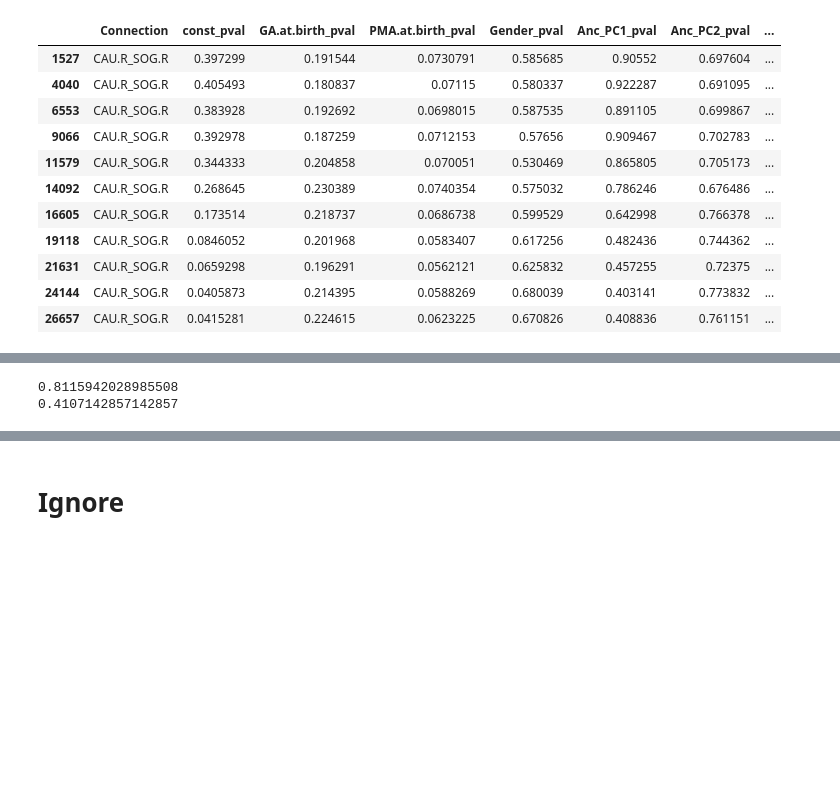
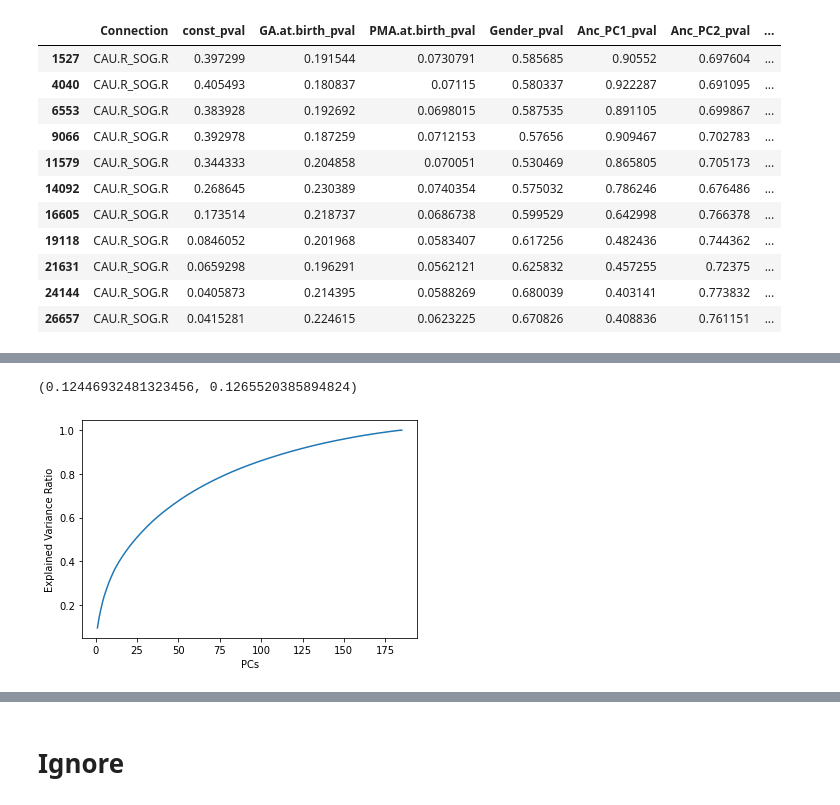
Before and after one commit to lehai-ml/schizophrenia_PRS, a Jupyter notebook: notebooks_results/dHCP/2_dHCP_data_exploration.ipynb, the cells around one changed output, grey strips where cells are left out. Drawn from its saved outputs; the diff is of its cells as text; code cells hidden in the pictures; blank space fills up the shorter version.

```diff
--- a/notebooks_results/dHCP/2_dHCP_data_exploration.ipynb
+++ b/notebooks_results/dHCP/2_dHCP_data_exploration.ipynb
@@ -39,0 +45,11 @@ european_diffusion_dataset_term=pd.read_csv('./preprocessed_data/diffusion/term/
+# %%
+european_diffusion_dataset_term = pd.read_csv('./preprocessed_data/diffusion/term/european_diffusion_term_dataset.csv')
+
+european_volumetric_dataset_term = pd.read_csv('./preprocessed_data/volumetric/term/european_volumetric_term_dataset.csv')
+
+european_microstructure_dataset_term = pd.read_csv('./preprocessed_data/microstructure/term/european_microstructure_term_dataset.csv')
+
+
+mixed_diffusion_dataset_term = pd.read_csv('./preprocessed_data/diffusion/term/mixed_diffusion_term_dataset.csv')
+
+mixed_volumetric_dataset_term = pd.read_csv('./preprocessed_data/volumetric/term/mixed_volumetric_term_dataset.csv')
@@ -105,0 +177,3 @@ diffusion_term_p_val
+# %%
+remove_zero_features = MLtraining.Retain_non_zero_features().fit(mixed_diffusion_dataset_term.loc[:,'PreCG.R_PreCG.L':'ITG.R_ITG.L'])
+remove_zero_features.get_column_names(mixed_diffusion_dataset_term.loc[:,'PreCG.R_PreCG.L':'ITG.R_ITG.L'].columns)
@@ -507,7 +441,18 @@ diffusion_term_p_val_ROIs_high_low_risk.sort_values(by=['Risk_level_pval'])
-# %%
-ipsilateral_list=list(map(ipsilateral_or_not,[i for i in diffusion_term_p_val_ROIs_high_low_risk[diffusion_term_p_val_ROIs_high_low_risk['Risk_level_pval']<0.05]['Connection']],np.repeat(True,len(diffusion_term_p_val_ROIs_high_low_risk))))
-print(len(list(filter(lambda x: x!=0,ipsilateral_list)))/len(ipsilateral_list))
-print(len(list(filter(lambda x: x=='R',ipsilateral_list)))/len(list(filter(lambda x: x!=0,ipsilateral_list))))
-# %% [output]
-0.8115942028985508
-0.4107142857142857
+# %%
+from scipy.stats import pearsonr
+pearsonr(european_diffusion_dataset_term.loc[:,'PMA_diff'],data_preprocessing.adjusting_for_covariates_with_lin_reg(np.asarray(european_diffusion_dataset_term.loc[:,'PRS_0.05']),np.asarray(european_diffusion_dataset_term.loc[:,['euro_Anc_PC1','euro_Anc_PC2','euro_Anc_PC3']])))
+# %% [output]
+(0.12446932481323456, 0.1265520385894824)
+# %%
+from sklearn.decomposition import PCA
+diff_pca = StandardScaler().fit_transform(np.asarray(mixed_diffusion_dataset_term.loc[:,remove_zero_features.reduced_features_names]))
+pca = PCA()
+diff_pca = pca.fit_transform(diff_pca)
+
+plt.plot(np.arange(1,diff_pca.shape[1]+1),np.cumsum(pca.explained_variance_ratio_))
+plt.ylabel('Explained Variance Ratio')
+plt.xlabel('PCs')
+
+mixed_diffusion_dataset_term['PC0_diff'] = diff_pca[:,0]
+# %% [output]
+[figure, added]
```
Also changed, not shown: parts of 117 cells of this notebook.
